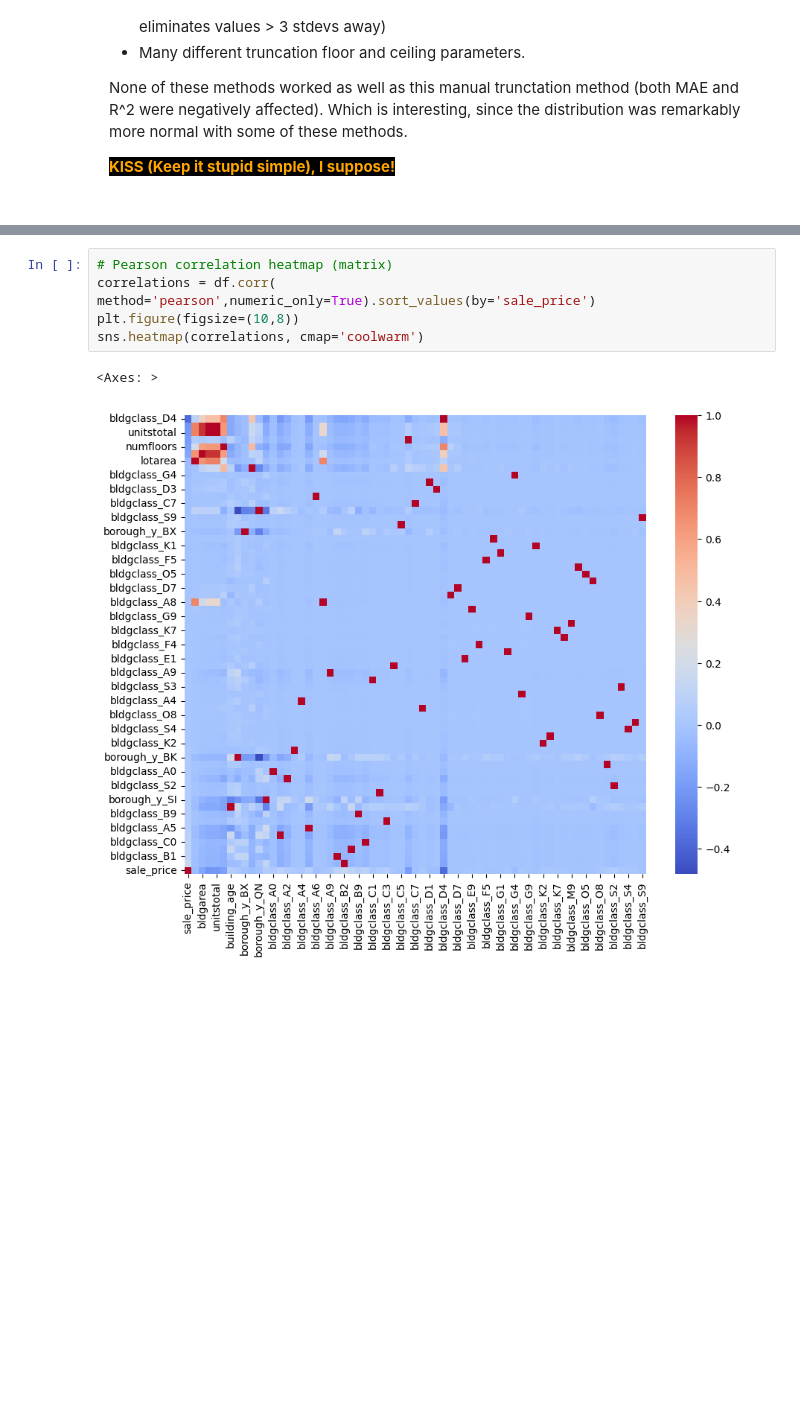
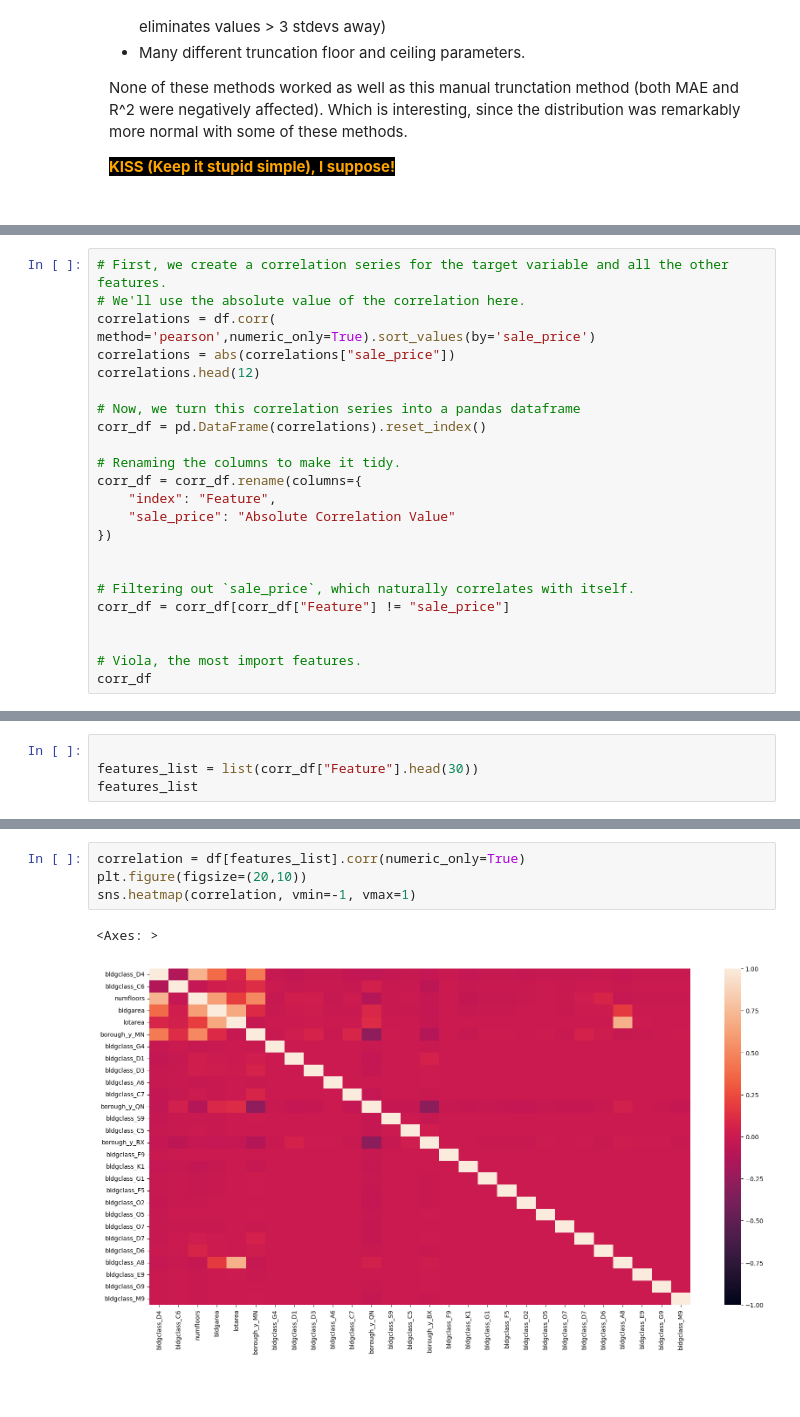
Before and after one commit to jehuhta/Intro_ML, a Jupyter notebook: ex1_project.ipynb, the cells around one changed output, grey strips where cells are left out. Saved outputs shown, nothing was run; the diff lists cells and outputs as text; blank space fills up the shorter version.

```diff
--- a/ex1_project.ipynb
+++ b/ex1_project.ipynb
@@ -326,0 +326,23 @@ in linearity.
+# %%
+# First, we create a correlation series for the target variable and all the other features.
+# We'll use the absolute value of the correlation here.
+correlations = df.corr( method='pearson',numeric_only=True).sort_values(by='sale_price')
+correlations = abs(correlations["sale_price"])
+correlations.head(12)
+
+# Now, we turn this correlation series into a pandas dataframe
+corr_df = pd.DataFrame(correlations).reset_index()
+
+# Renaming the columns to make it tidy.
+corr_df = corr_df.rename(columns={
+    "index": "Feature",
+    "sale_price": "Absolute Correlation Value"
+})
+
+
+# Filtering out `sale_price`, which naturally correlates with itself.
+corr_df = corr_df[corr_df["Feature"] != "sale_price"]
+
+
+# Viola, the most import features.
+corr_df
@@ -326,0 +367,4 @@ in linearity.
+# %%
+
+features_list = list(corr_df["Feature"].head(30))
+features_list
@@ -327,10 +393,9 @@ in linearity.
 # %%
-# Pearson correlation heatmap (matrix)
-correlations = df.corr( method='pearson',numeric_only=True).sort_values(by='sale_price')
-plt.figure(figsize=(10,8))
-sns.heatmap(correlations, cmap='coolwarm')
+correlation = df[features_list].corr(numeric_only=True)
+plt.figure(figsize=(20,10))
+sns.heatmap(correlation, vmin=-1, vmax=1)
 # %% [output]
 <Axes: >
-[figure, old version]
+[figure, new version]
 # %% [markdown]
 ####
```
Also changed, not shown: parts of 28 cells of this notebook.
